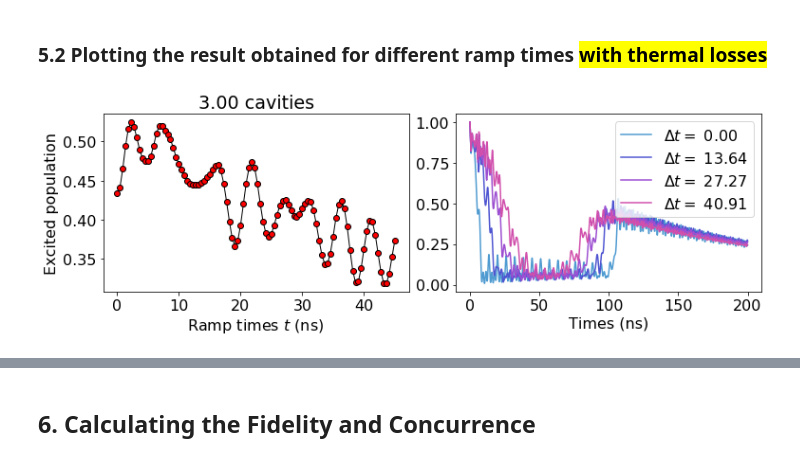
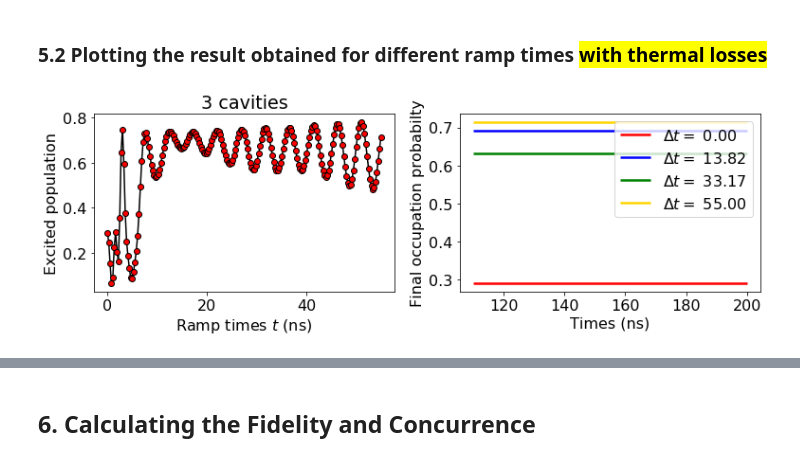
Before and after one commit to SoumyaShreeram/Qubit, a Jupyter notebook: Noteboooks/08. Studying avoided crossing for 2-qubit and 3-cavity system.ipynb, the cells around one changed output, grey strips where cells are left out. Drawn from its saved outputs; the diff is of its cells as text; code cells hidden in the pictures.

```diff
--- a/Noteboooks/08. Studying avoided crossing for 2-qubit and 3-cavity system.ipynb
+++ b/Noteboooks/08. Studying avoided crossing for 2-qubit and 3-cavity system.ipynb
@@ -121,7 +125,7 @@ def numOp(m):
   return m.dag()*m
 
 def rwaCoupling(m1, m2):
-    return m1.dag()*m2 + m1*m2.dag()
+    return m1.dag()*m2 + m2.dag()*m1
 
 def setXYlabel(ax, x, y, req_title, title_):
     """
@@ -521,8 +531,8 @@ def plotForVariousRamps(rampList, times, ramp_exp_arr, t_eval):
     setXYlabel(ax[0], r'Ramp times $t$ (ns)', 'Excited population', True, '%d cavities'%(numF) )
 
     Colors_ = ['r', 'b', 'g', '#ffd500']
-    for i,j in enumerate([0, 150, 250, 450]):
-        ax[1].hlines(ramp_exp_arr[j], times[t_eval], times[-1], color=Colors_[i], label=r'$\Delta t =$ %.2f'%rampList[j])
+    for i,j in enumerate([0, 50, 120, 199]):
+        ax[1].hlines(ramp_exp_arr[j], times[t_eval], times[-1], color=Colors_[i], linewidth=2.5, label=r'$\Delta t =$ %.2f'%rampList[j])
         ax[1].legend()
     setXYlabel(ax[1], 'Times (ns)', 'Final occupation probabilty', False, 'Occupation probabilty vs times for various ramps\n' )
 
@@ -554,6 +564,43 @@ def plot3Dramps(rampList, times, ramp_dt_array2D):
     ax.view_init(16, 25)
     plt.show()
     return
+
+def FourierTransformOf(rampList, ramp_exp_arr):
+    """
+    Function calculates the Fourier Transform of the input x-y data
+    @param rampLish :: x-values e.g. array of times
+    @param ramp_exp_arr :: real valued array whose FFT is calculated
+
+    @returns freq_arr :: x-vales in the freqeuncy domain
+             power :: Fourier transformed values of input ramp_exp_arr
+    """
+    # fft of ram_exp_arr
+    ramp_FFT = np.fft.rfft(ramp_exp_arr)
+    power = np.abs(ramp_FFT)
+
+    # generating the FFT frequency array
+    start_pt = 1/rampList[-1]
+    freq_arr = np.linspace(start_pt, start_pt*len(power), len(power))
+    return freq_arr, power
+
+def plotFFT(rampList, ramp_exp_arr):
+    """
+    Function finds the peaks in the FFT spectrum and plots the results
+    @param rampList :: x-vales e.g. array of times
+    @param ramp_exp_arr :: real valued array whose FFT is calculated
+    """
+    rampList_FFT, ramp_exp_arr_FFT = FourierTransformOf(rampList, ramp_exp_arr)
+
+    # find peaks
+    peak, _ = find_peaks(ramp_exp_arr_FFT)
+
+    # plot
+    fig, ax = plt.subplots(1, 1, figsize=(5,4))
+    ax.plot(rampList_FFT[1:], ramp_exp_arr_FFT[1:], 'k.--', markeredgecolor='g')
+    ax.plot(rampList_FFT[peak], ramp_exp_arr_FFT[peak], 'ro')
+    setXYlabel(ax, 'Frequency (GHz)', r'$\mathcal{F}\ [n_1]}$', True, '3 cavities')
+    fig.tight_layout()
+    return rampList_FFT[peak]
 # %%
 plotForVariousRamps(rampList, times, ramp_exp_arr, t_idx)
 # %% [output]
@@ -567,9 +620,9 @@ plot3Dramps(rampList, times, ramp_dt_array2D)
 # %% [markdown]
 ### 5.2 Plotting the result obtained for different ramp times <mark>with thermal losses</mark>
 # %%
-plotForVariousRamps(rampList, times, ramp_dt_array2Di)
+plotForVariousRamps(rampList, times, ramp_exp_arri, t_idx)
 # %% [output]
-[figure, old version]
+[figure, new version]
 # %%
 plot3Dramps(rampList, times, ramp_dt_array2Di)
 # %% [output]
```
Also changed, not shown: parts of 10 cells of this notebook, 4 other files.
